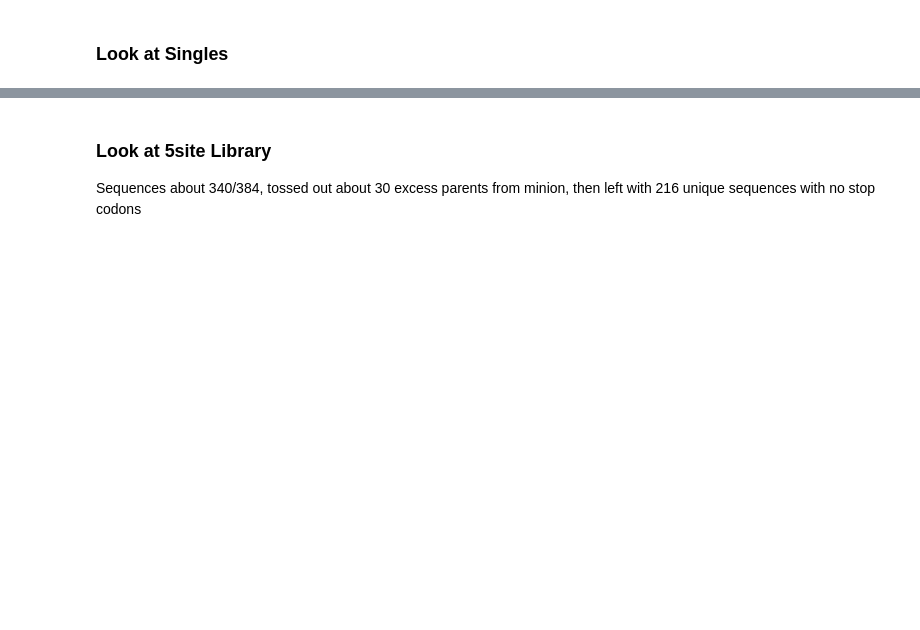
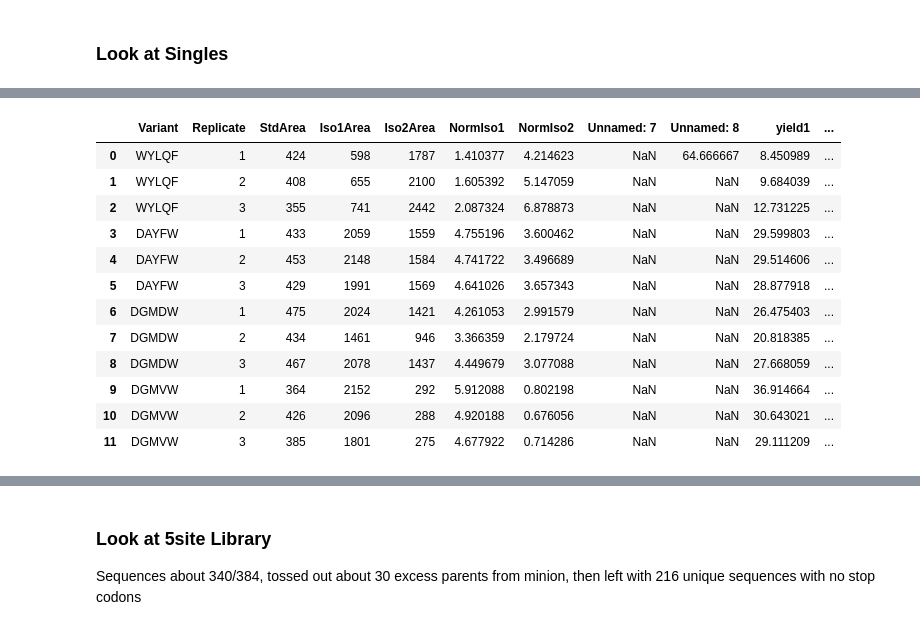
Before and after one commit to jsunn-y/ALDE, a Jupyter notebook: analysis/visualization.ipynb, the cells around one changed output, grey strips where cells are left out. Cells and saved outputs as stored; diff of their text form; code cells hidden in the pictures; blank space fills up the shorter version.

```diff
--- a/analysis/visualization.ipynb
+++ b/analysis/visualization.ipynb
@@ -660,0 +681,30 @@ singles_df = singles_df.groupby('Combo').mean().reset_index()
+# %%
+df = pd.read_excel('ParPgb/initial/RL-7-99_Data_recombination.xls')
+df['yield1'] = df['NormIso1'].apply(normiso1toyield)
+df['yield2'] = df['NormIso2'].apply(normiso2toyield)
+df['selectivity'] = df['yield1']/df['yield2']
+df['total_yield'] = df['yield1'] + df['yield2']
+
+#remove last two charaacters from Variant name
+#df['Variant'] = df['Variant'].apply(lambda x: x[:-2])
+#replace ParLQ in Variant with WYLQF
+df['Variant'] = df['Variant'].apply(lambda x: x.replace('ParLQ', 'WYLQF'))
+df['Parent'] = df['Variant'] == 'WYLQF'
+df['Cis Yield (%)'] = df['yield1']
+df['Cis - Trans Yield (%)'] = df['yield1'] - df['yield2']
+df['Cis/Trans Selectivity'] = df['selectivity']
+df
+# %% [output]
+|  | Variant | Replicate | StdArea | Iso1Area | Iso2Area | NormIso1 | NormIso2 | Unnamed: 7 | Unnamed: 8 | yield1 | ... |
+| 0 | WYLQF | 1 | 424 | 598 | 1787 | 1.410377 | 4.214623 | NaN | 64.666667 | 8.450989 | ... |
+| 1 | WYLQF | 2 | 408 | 655 | 2100 | 1.605392 | 5.147059 | NaN | NaN | 9.684039 | ... |
+| 2 | WYLQF | 3 | 355 | 741 | 2442 | 2.087324 | 6.878873 | NaN | NaN | 12.731225 | ... |
+| 3 | DAYFW | 1 | 433 | 2059 | 1559 | 4.755196 | 3.600462 | NaN | NaN | 29.599803 | ... |
+| 4 | DAYFW | 2 | 453 | 2148 | 1584 | 4.741722 | 3.496689 | NaN | NaN | 29.514606 | ... |
+| 5 | DAYFW | 3 | 429 | 1991 | 1569 | 4.641026 | 3.657343 | NaN | NaN | 28.877918 | ... |
+| 6 | DGMDW | 1 | 475 | 2024 | 1421 | 4.261053 | 2.991579 | NaN | NaN | 26.475403 | ... |
+| 7 | DGMDW | 2 | 434 | 1461 | 946 | 3.366359 | 2.179724 | NaN | NaN | 20.818385 | ... |
+| 8 | DGMDW | 3 | 467 | 2078 | 1437 | 4.449679 | 3.077088 | NaN | NaN | 27.668059 | ... |
+| 9 | DGMVW | 1 | 364 | 2152 | 292 | 5.912088 | 0.802198 | NaN | NaN | 36.914664 | ... |
+| 10 | DGMVW | 2 | 426 | 2096 | 288 | 4.920188 | 0.676056 | NaN | NaN | 30.643021 | ... |
+| 11 | DGMVW | 3 | 385 | 1801 | 275 | 4.677922 | 0.714286 | NaN | NaN | 29.111209 | ... |
```
Also changed, not shown: parts of 11 cells of this notebook.
